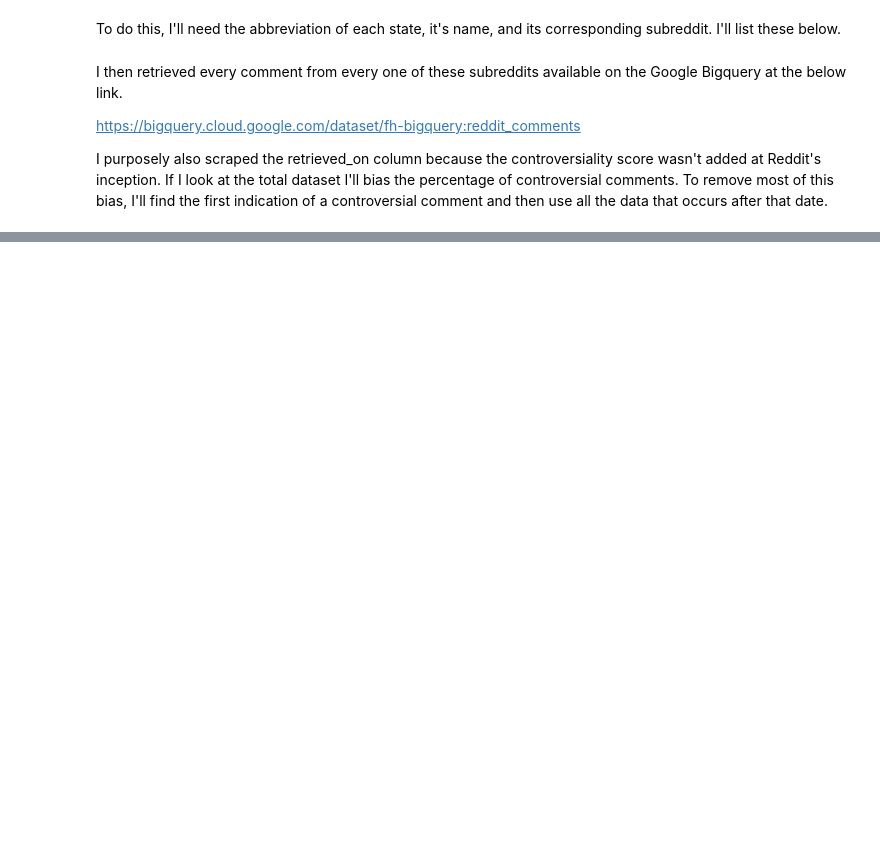
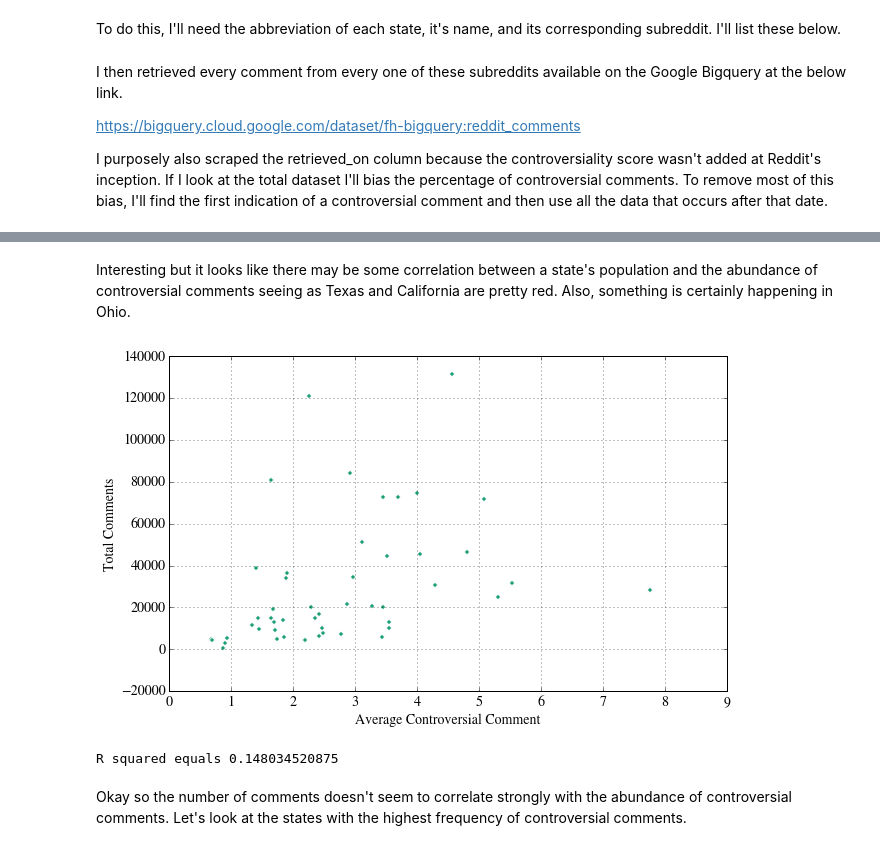
Before and after one commit to BrendanColon/state_subreddit_controversial_comments, a Jupyter notebook: Reddit Controversial Comment Analysis.ipynb, the cells around one changed output, grey strips where cells are left out. Cells and saved outputs as stored; diff of their text form; code cells hidden in the pictures; blank space fills up the shorter version.

```diff
--- a/Reddit Controversial Comment Analysis.ipynb
+++ b/Reddit Controversial Comment Analysis.ipynb
@@ -234,0 +259,6 @@ make_map(state_comment_df['Average Controversial Comment'], "Percent of comments
+# %% [markdown]
+Interesting but it looks like there may be some correlation between a state's population and the abundance of controversial comments seeing as Texas and California are pretty red. Also, something is certainly happening in Ohio.
+# %%
+state_comment_df.plot(kind='scatter', x='Average Controversial Comment', y='Total Comments');
+# %% [output]
+[figure, added]
@@ -234,0 +271,6 @@ make_map(state_comment_df['Average Controversial Comment'], "Percent of comments
+# %%
+print "R squared equals " + str(r_value*r_value)
+# %% [output]
+R squared equals 0.148034520875
+# %% [markdown]
+Okay so the number of comments doesn't seem to correlate strongly with the abundance of controversial comments. Let's look at the states with the highest frequency of controversial comments.
```
Also changed, not shown: parts of 31 cells of this notebook.
